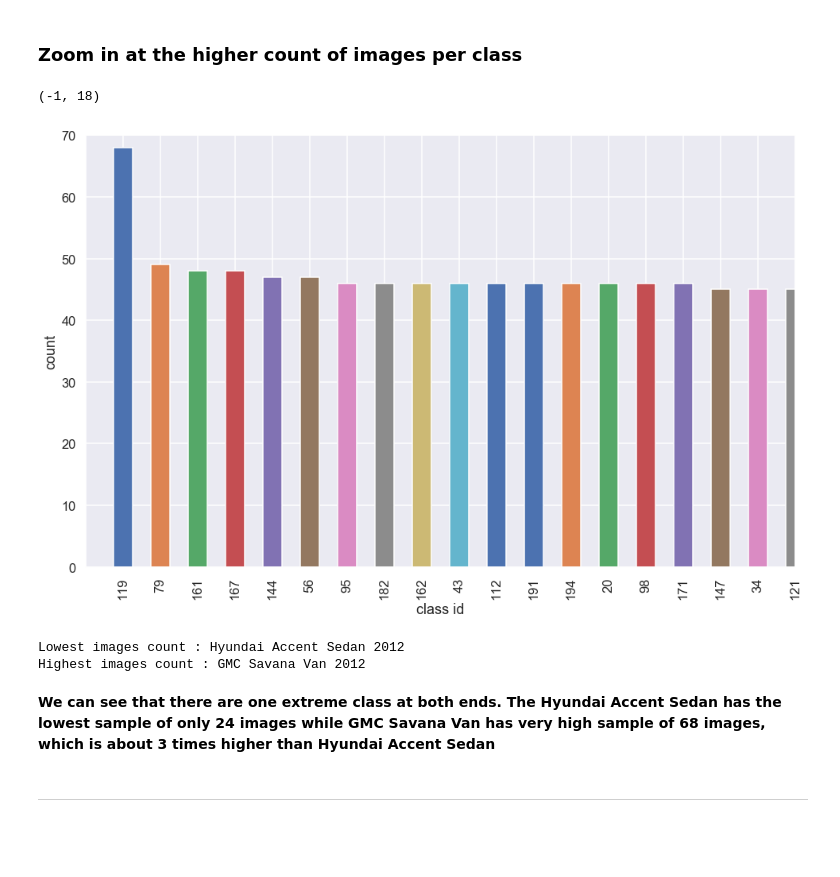
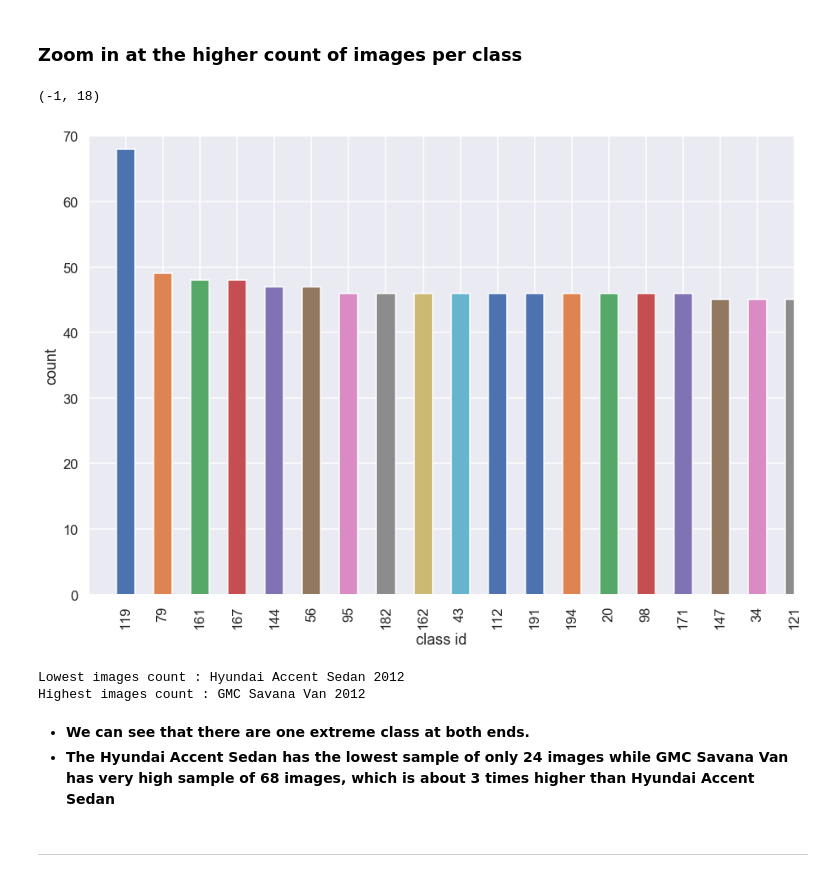
Before and after one commit to hazxone/grab-challenge-computer-vision, a Jupyter notebook: jupyter_notebook/Exploratory_Data_Analysis.ipynb, the cells around one changed output. Drawn from its saved outputs; the diff is of its cells as text; code cells hidden in the pictures; blank space fills up the shorter version.

```diff
--- a/jupyter_notebook/Exploratory_Data_Analysis.ipynb
+++ b/jupyter_notebook/Exploratory_Data_Analysis.ipynb
@@ -7,7 +7,7 @@ import seaborn as sns
 import matplotlib.pyplot as plt
 
 sns.set()
-sns.set(style='darkgrid', palette="deep", font_scale=1.1, rc={"figure.figsize": [16, 11]})
+sns.set(style='darkgrid', palette="deep", font_scale=1.1, rc={"figure.figsize": [15, 10]})
 sns.set_context("talk")
 
 def display_image_in_actual_size(im_path):
@@ -90,14 +90,14 @@ plt.xlim(176,196)
 ### Zoom in at the higher count of images per class
 # %%
 # Zoom in at the higher count of images per class
-cars_df['class'].value_counts().plot('bar', figsize=(16,10))
+cars_df['class'].value_counts().plot('bar', figsize=(15,10))
 plt.xlabel('class id')
 plt.ylabel('count')
 plt.ylim(0, 70)
 plt.xlim(-1,18)
 # %% [output]
 (-1, 18)
-[figure, old version]
+[figure, new version]
 # %%
 print("Lowest images count :", class_dict[136])
 print("Highest images count :", class_dict[119])
@@ -105,7 +105,8 @@ print("Highest images count :", class_dict[119])
 Lowest images count : Hyundai Accent Sedan 2012
 Highest images count : GMC Savana Van 2012
 # %% [markdown]
-__We can see that there are one extreme class at both ends. The Hyundai Accent Sedan has the lowest sample of only 24 images while GMC Savana Van has very high sample of 68 images, which is about 3 times higher than Hyundai Accent Sedan__
+* __We can see that there are one extreme class at both ends.__
+* __The Hyundai Accent Sedan has the lowest sample of only 24 images while GMC Savana Van has very high sample of 68 images, which is about 3 times higher than Hyundai Accent Sedan__
 # %% [markdown]
 ***
 # %% [markdown]
```
Also changed, not shown: parts of 13 cells of this notebook, 1 other file.
